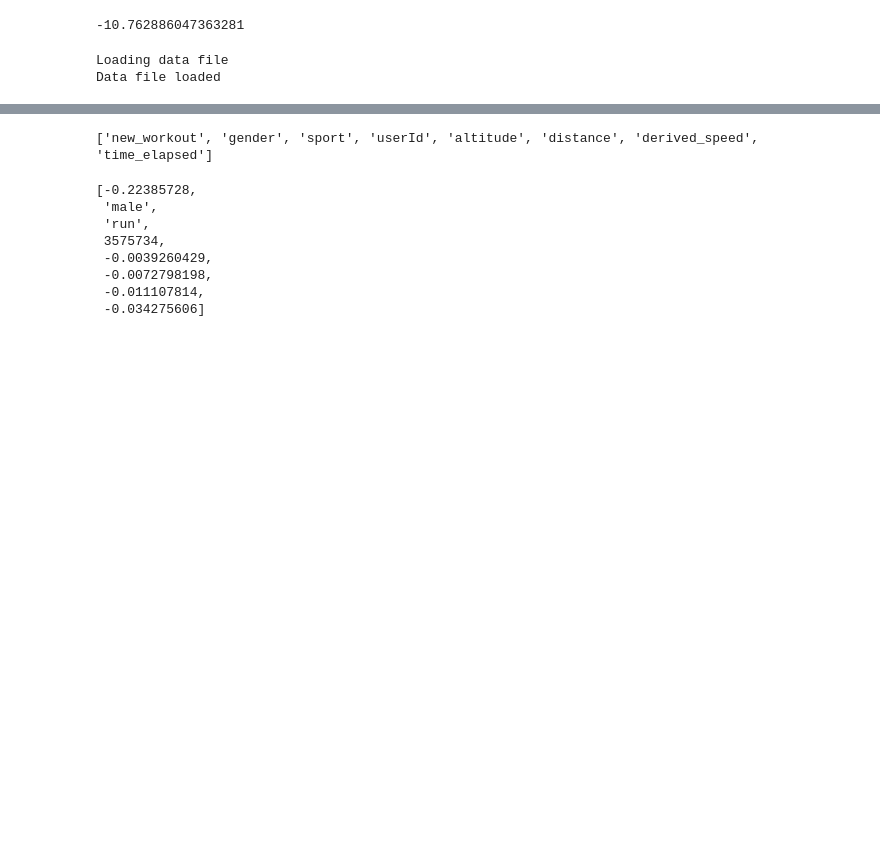
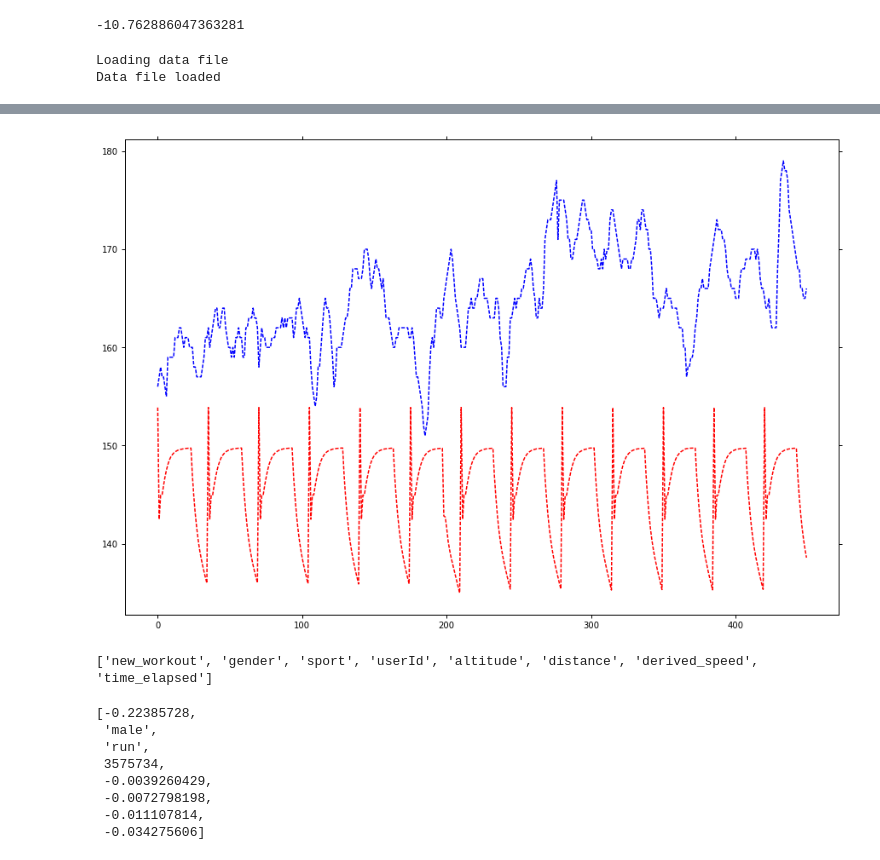
Before and after one commit to Epist/endomondo_inference, a Jupyter notebook: testPlotting.ipynb, the cells around one changed output, grey strips where cells are left out. Drawn from its saved outputs; the diff is of its cells as text; code cells hidden in the pictures; blank space fills up the shorter version.

```diff
--- a/testPlotting.ipynb
+++ b/testPlotting.ipynb
@@ -610,28 +619,26 @@ RMSE diff: -0.774055
 # %%
 #plotPerformance(dataNewNew)
 data=LarryModelData
-predictionsByWorkout, targetsByWorkout = transformData(data, sequenceLength=500)
+predictionsByWorkout, targetsByWorkout = transformData(data, sequenceLength=450, unZscore = True)
 #residuals = predictionsByWorkout-targetsByWorkout
 #Compute the means and standard deviations of the residuals
 
 
-subsetStart=301
+subsetStart=0
 subsetLength = 1
 
 subsetEnd=subsetStart + subsetLength
 predictionsByWorkoutSubset=predictionsByWorkout[subsetStart:subsetEnd,:]
 targetsByWorkoutSubset=targetsByWorkout[subsetStart:subsetEnd,:]
-meansPred = predictionsByWorkoutSubset.mean(0)
-stdsPred = predictionsByWorkoutSubset.std(0)
-meansTar = targetsByWorkoutSubset.mean(0)
-stdsTar = targetsByWorkoutSubset.std(0)
+meansPred = np.mean(predictionsByWorkoutSubset, axis=0)
+stdsPred = np.std(predictionsByWorkoutSubset)
+meansTar = np.mean(targetsByWorkoutSubset, axis=0)
+stdsTar = np.std(targetsByWorkoutSubset, axis=0)
 indices=np.array(range(len(meansTar)))
 #Plot the mean exercise sequence with error bars representing the standard deviation
 plt.figure(num=None, figsize=(15, 10), dpi=100, facecolor='w', edgecolor='k')
 
 plt.plot(indices, meansPred, 'r--', indices, meansTar, 'b--')
-#plt.title("Average predicted heart rates")
-plt.title(data[url][subsetStart,0]
-#plt.plot([1,2,3],[1,1,1])
-plt.show()
+plt.title(data[subsetStart,0]["url"])
+plt.show
 # %% [output]
@@ -639,3 +646,4 @@ SyntaxError: invalid syntax (<ipython-input-42-e583b7407382>, line 26)
+[figure, added]
 # %%
 inputOrderSeq = [x for x in LarryModelData.endoFeatures if x!= LarryModelData.targetAtt]
 print(inputOrderSeq)
```
Also changed, not shown: parts of 7 cells of this notebook, 4 other files.
